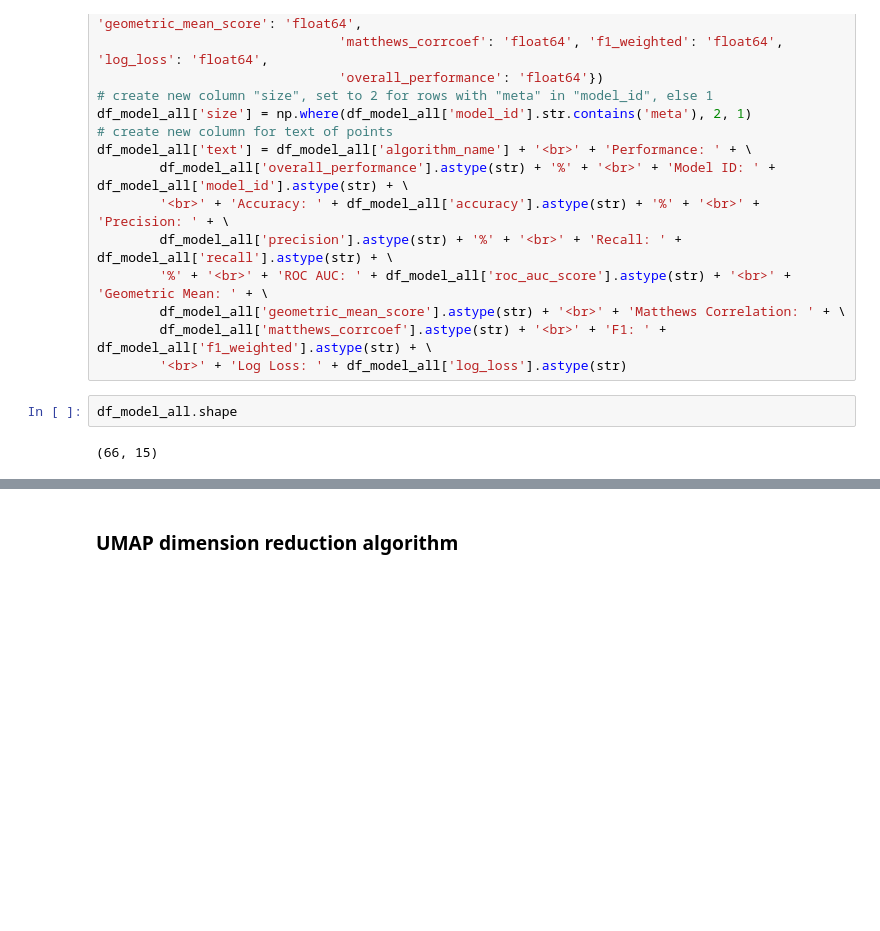
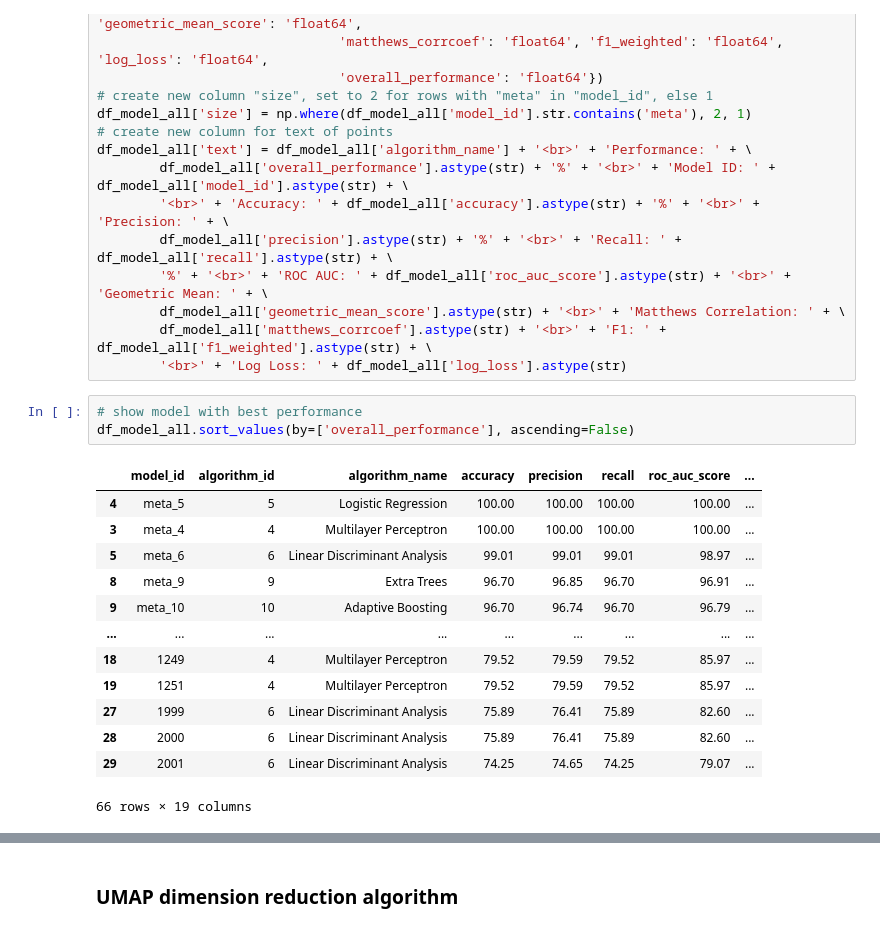
Before and after one commit to iploshchik/MetaStackVis, a Jupyter notebook: 2dv50e_new.ipynb, the cells around one changed output, grey strips where cells are left out. Saved outputs shown, nothing was run; the diff lists cells and outputs as text; blank space fills up the shorter version.

```diff
--- a/2dv50e_new.ipynb
+++ b/2dv50e_new.ipynb
@@ -359,8 +310,21 @@ df_model_all['text'] = df_model_all['algorithm_name'] + '<br>' + 'Performance: '
         df_model_all['geometric_mean_score'].astype(str) + '<br>' + 'Matthews Correlation: ' + \
         df_model_all['matthews_corrcoef'].astype(str) + '<br>' + 'F1: ' + df_model_all['f1_weighted'].astype(str) + \
         '<br>' + 'Log Loss: ' + df_model_all['log_loss'].astype(str)
-# %%
-df_model_all.shape
-# %% [output]
-(66, 15)
+# %%
+# show model with best performance
+df_model_all.sort_values(by=['overall_performance'], ascending=False)
+# %% [output]
+|  | model_id | algorithm_id | algorithm_name | accuracy | precision | recall | roc_auc_score | ... |
+| 4 | meta_5 | 5 | Logistic Regression | 100.00 | 100.00 | 100.00 | 100.00 | ... |
+| 3 | meta_4 | 4 | Multilayer Perceptron | 100.00 | 100.00 | 100.00 | 100.00 | ... |
+| 5 | meta_6 | 6 | Linear Discriminant Analysis | 99.01 | 99.01 | 99.01 | 98.97 | ... |
+| 8 | meta_9 | 9 | Extra Trees | 96.70 | 96.85 | 96.70 | 96.91 | ... |
+| 9 | meta_10 | 10 | Adaptive Boosting | 96.70 | 96.74 | 96.70 | 96.79 | ... |
+| ... | ... | ... | ... | ... | ... | ... | ... | ... |
+| 18 | 1249 | 4 | Multilayer Perceptron | 79.52 | 79.59 | 79.52 | 85.97 | ... |
+| 19 | 1251 | 4 | Multilayer Perceptron | 79.52 | 79.59 | 79.52 | 85.97 | ... |
+| 27 | 1999 | 6 | Linear Discriminant Analysis | 75.89 | 76.41 | 75.89 | 82.60 | ... |
+| 28 | 2000 | 6 | Linear Discriminant Analysis | 75.89 | 76.41 | 75.89 | 82.60 | ... |
+| 29 | 2001 | 6 | Linear Discriminant Analysis | 74.25 | 74.65 | 74.25 | 79.07 | ... |
+66 rows × 19 columns
 # %%
```
Also changed, not shown: parts of 14 cells of this notebook, 4 other files.
